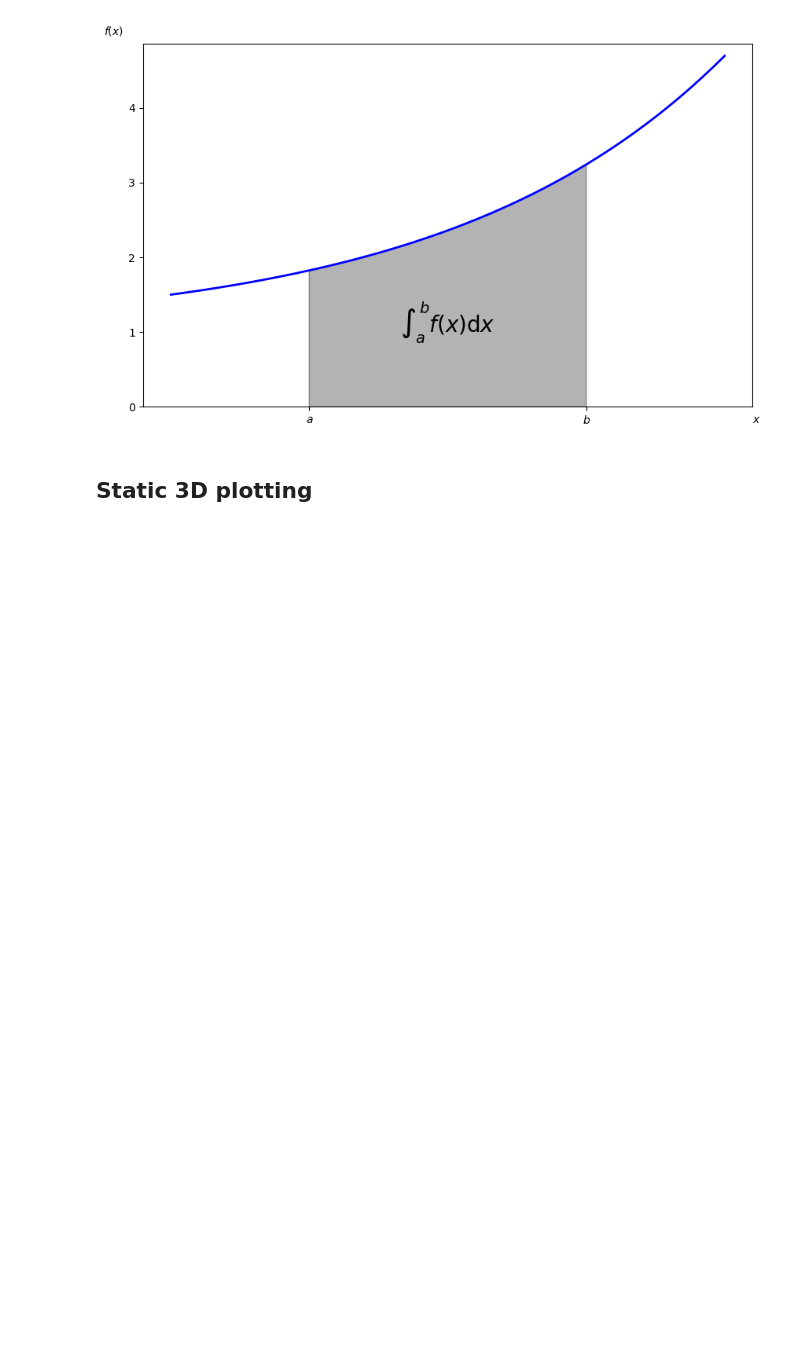
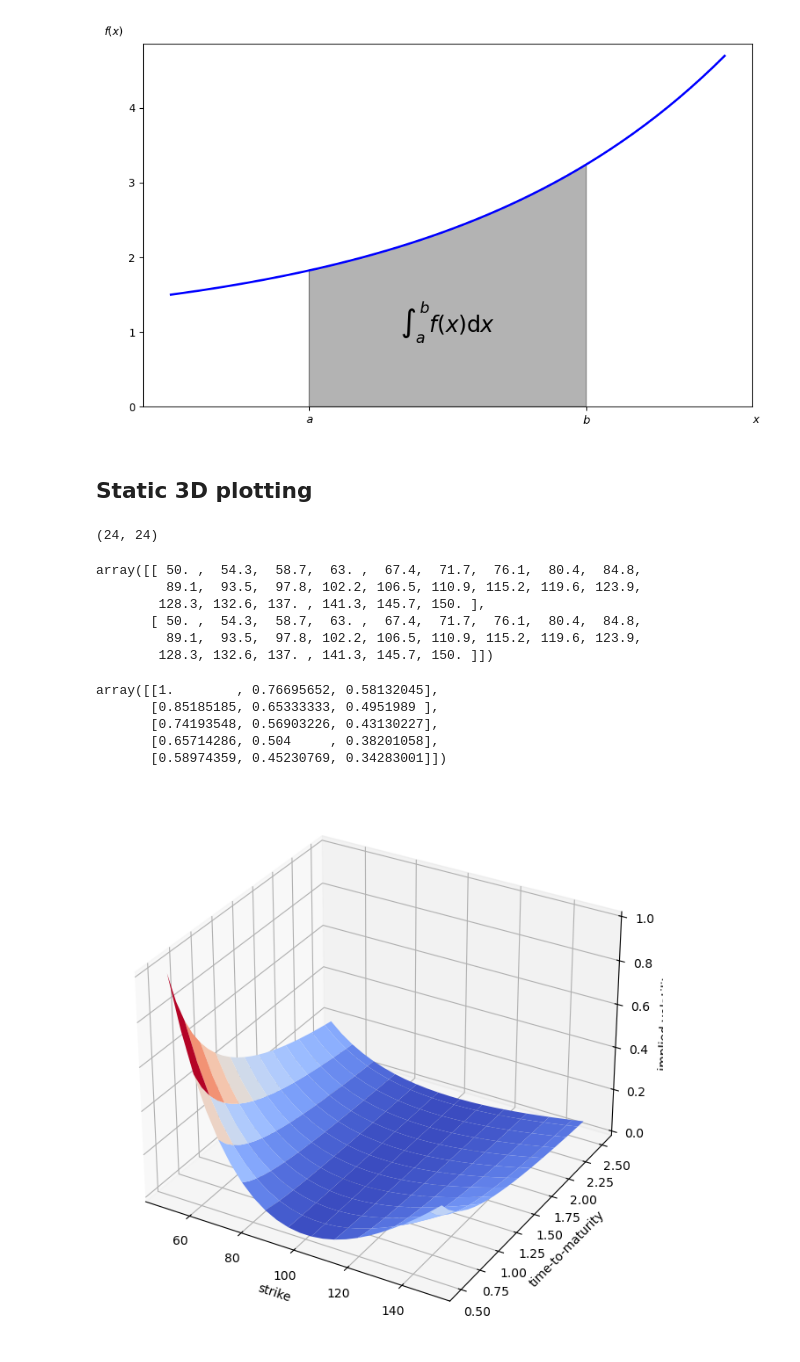
Before and after one commit to Kalebb12/Quantitative-Trading, a Jupyter notebook: learning/10_visualizations.ipynb, the cells around one changed output. Drawn from its saved outputs; the diff is of its cells as text; code cells hidden in the pictures; blank space fills up the shorter version.

```diff
--- a/learning/10_visualizations.ipynb
+++ b/learning/10_visualizations.ipynb
@@ -227,3 +227,43 @@ plt.show()
 [figure]
 # %% [markdown]
 ## Static 3D plotting
+# %%
+strike = np.linspace(50,150,24)
+ttm = np.linspace(0.5, 2.5, 24)
+
+strike, ttm = np.meshgrid(strike, ttm) # Two two-dimensional object created (grid)
+# %%
+strike.shape
+# %% [output]
+(24, 24)
+# %%
+strike[:2].round(1)
+# %% [output]
+array([[ 50. ,  54.3,  58.7,  63. ,  67.4,  71.7,  76.1,  80.4,  84.8,
+         89.1,  93.5,  97.8, 102.2, 106.5, 110.9, 115.2, 119.6, 123.9,
+        128.3, 132.6, 137. , 141.3, 145.7, 150. ],
+       [ 50. ,  54.3,  58.7,  63. ,  67.4,  71.7,  76.1,  80.4,  84.8,
+         89.1,  93.5,  97.8, 102.2, 106.5, 110.9, 115.2, 119.6, 123.9,
+        128.3, 132.6, 137. , 141.3, 145.7, 150. ]])
+# %%
+iv = (strike - 100) ** 2 / (100 * strike) / ttm
+iv[:5,:3]
+# %% [output]
+array([[1.        , 0.76695652, 0.58132045],
+       [0.85185185, 0.65333333, 0.4951989 ],
+       [0.74193548, 0.56903226, 0.43130227],
+       [0.65714286, 0.504     , 0.38201058],
+       [0.58974359, 0.45230769, 0.34283001]])
+# %%
+fig = plt.figure(figsize=(10, 8))
+ax = fig.add_subplot(projection='3d')
+surd = ax.plot_surface(strike, ttm, iv, rstride=2, cstride=2,
+                       cmap=plt.cm.coolwarm, linewidth=0.5,
+                       antialiased=True)
+ax.set_xlabel('strike')
+ax.set_ylabel('time-to-maturity')
+ax.set_zlabel('implied volatility')
+# fig.colorbar(surf, shrink=0.5, aspect=5)
+plt.show()
+# %% [output]
+[figure, added]
```
Also changed, not shown: parts of 19 cells of this notebook, 6 other files.
